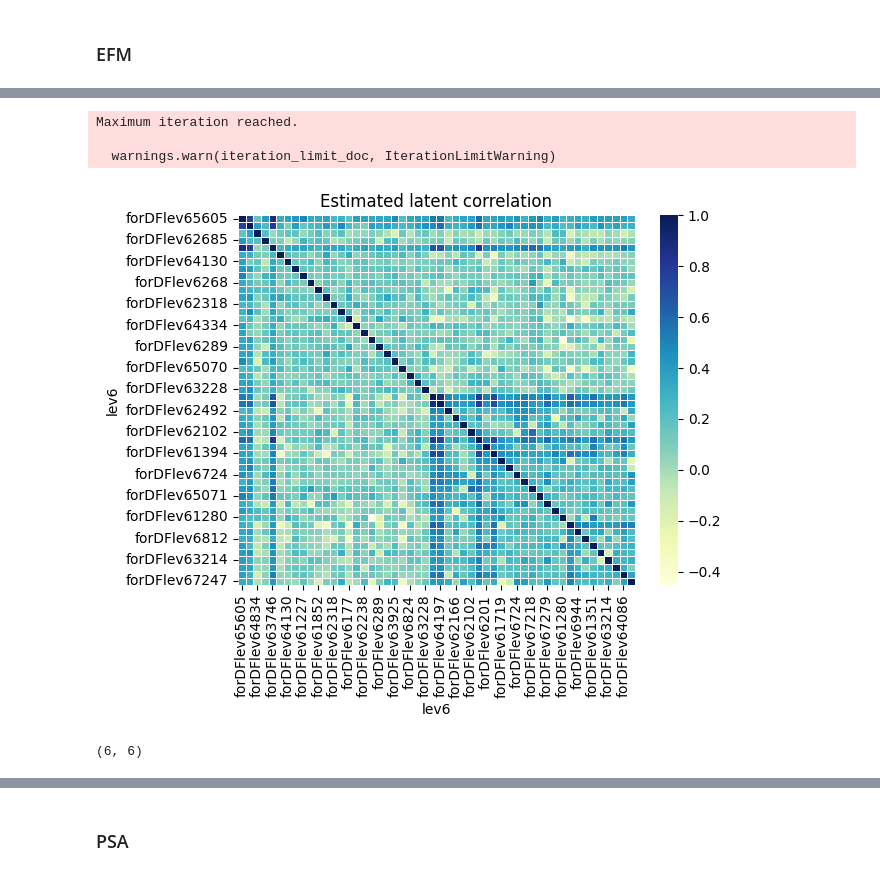
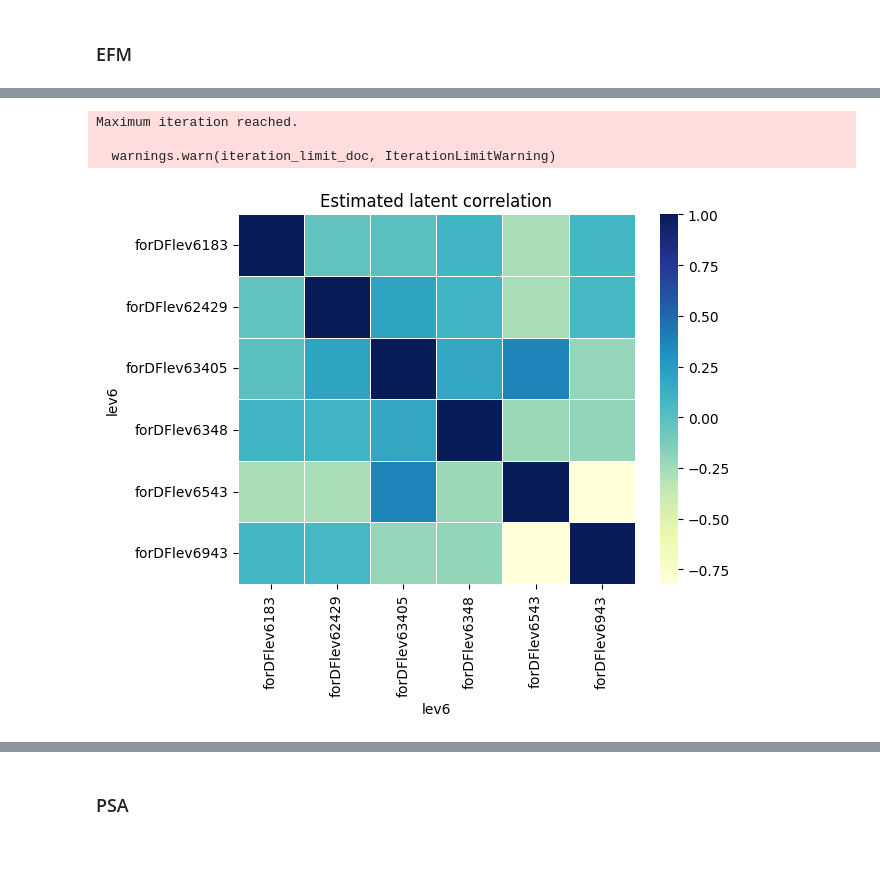
Before and after one commit to leuschjanphilipp/BacDrop-ggi, a Jupyter notebook: notebooks/03_rRNA_ggl.ipynb, the cells around one changed output, grey strips where cells are left out. Saved outputs shown, nothing was run; the diff lists cells and outputs as text; code cells hidden in the pictures.

```diff
--- a/notebooks/03_rRNA_ggl.ipynb
+++ b/notebooks/03_rRNA_ggl.ipynb
@@ -134,0 +123,6 @@ len(all_rrna_genes)
+# %%
+intersection_genes = set(data_nSBM["SC_proteins"].varm["protein_hierarchy"].loc[ec_gc5.var["protein"]]["lev6"].values).intersection(
+    set(data_nSBM["SC_proteins"].varm["protein_hierarchy"].loc[efm_gc5.var["protein"]]["lev6"].values),
+    set(data_nSBM["SC_proteins"].varm["protein_hierarchy"].loc[psa_gc5.var["protein"]]["lev6"].values),
+    set(data_nSBM["SC_proteins"].varm["protein_hierarchy"].loc[kp_gc5.var["protein"]]["lev6"].values))
+intersection_genes
@@ -199,7 +203,7 @@ ec_obs_sample_final.shape
 # %% [markdown]
 ### EFM
 # %%
-efm_obs = pd.DataFrame(index=data_nSBM["SC_proteins"].varm["protein_hierarchy"].loc[efm_adata.var["protein"]]["lev6"],
-                      data=efm_adata.layers["sqrt_counts"].T.A)
+efm_obs = pd.DataFrame(index=data_nSBM["SC_proteins"].varm["protein_hierarchy"].loc[efm_gc5.var["protein"]]["lev6"],
+                      data=efm_gc5.layers["sqrt_counts"].T.A)
 efm_obs.shape
 # %% [output]
@@ -211,0 +216,3 @@ efm_obs_sample.shape
+# %%
+efm_obs_sample = efm_obs_sample.loc[efm_obs_sample.index.isin(intersection_genes)]
+efm_obs_sample
@@ -211,0 +231,3 @@ efm_obs_sample.shape
+# %%
+efm_obs_sample = efm_obs_sample.groupby(efm_obs_sample.index).sum()
+efm_obs_sample
@@ -212,14 +244,8 @@ efm_obs_sample.shape
 # %%
-tps = ["tru"] * efm_obs.shape[0]
-efm_latent = latentcor(efm_obs.T, tps=tps, method='approx', use_nearPD=True, nu=0.001, showplot=True)
+tps = ["tru"] * efm_obs_sample.shape[0]
+efm_latent = latentcor(efm_obs_sample.T, tps=tps, method='approx', use_nearPD=True, nu=0.001, showplot=True)
 # %% [output]
 Maximum iteration reached.
 
   warnings.warn(iteration_limit_doc, IterationLimitWarning)
-[figure, old version]
+[figure, new version]
-# %%
-efm_fill_idx = list(all_rrna_genes - set(data_nSBM["SC_proteins"].varm["protein_hierarchy"].loc[efm_adata.var["protein"]]["lev6"].values))
-efm_fill = pd.DataFrame(index=efm_fill_idx, columns=efm_fill_idx)
-efm_fill.shape
-# %% [output]
-(6, 6)
```
Also changed, not shown: parts of 51 cells of this notebook, 4 other files.
